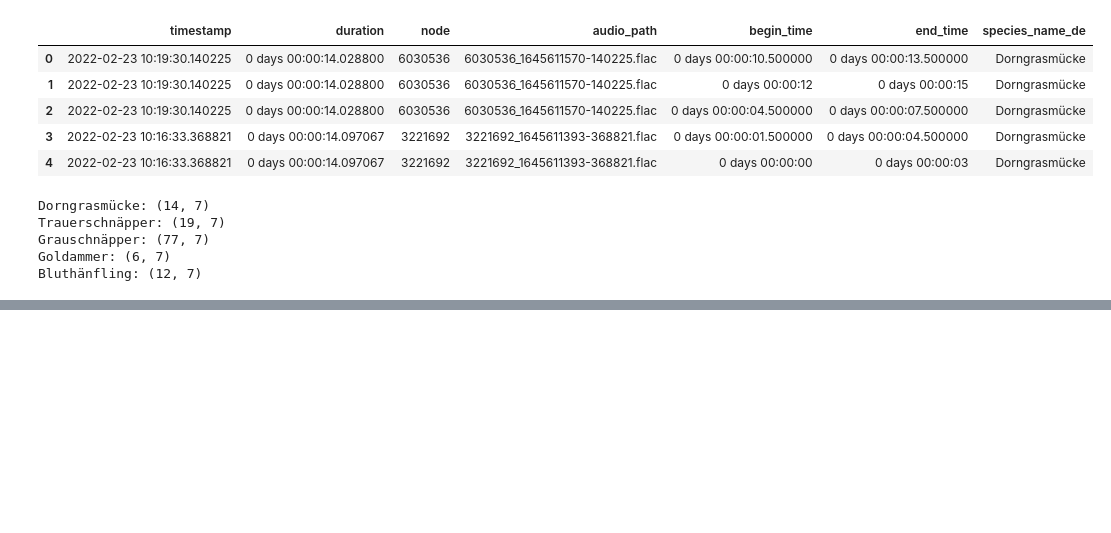
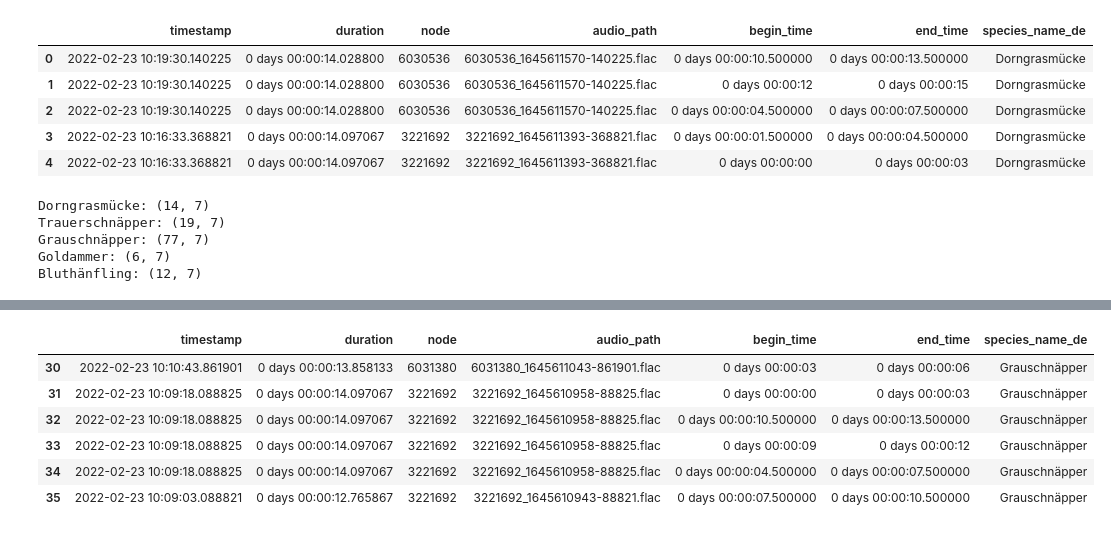
Before and after one commit to sebzielinski/FeatureExtractionForBirds, a Jupyter notebook: feature_extraction.ipynb, the cells around one changed output, grey strips where cells are left out. Drawn from its saved outputs; the diff is of its cells as text; code cells hidden in the pictures; blank space fills up the shorter version.

```diff
--- a/feature_extraction.ipynb
+++ b/feature_extraction.ipynb
@@ -117,0 +168,11 @@ df_trauer_2_4.head()
+# %%
+df_grau.loc[(df_grau['timestamp'] >= '2022-02-23 10:08:00.861901')
+            & (df_grau['timestamp'] < '2022-02-23 10:14:00.861901')]
+# %% [output]
+|  | timestamp | duration | node | audio_path | begin_time | end_time | species_name_de |
+| 30 | 2022-02-23 10:10:43.861901 | 0 days 00:00:13.858133 | 6031380 | 6031380_1645611043-861901.flac | 0 days 00:00:03 | 0 days 00:00:06 | Grauschnäpper |
+| 31 | 2022-02-23 10:09:18.088825 | 0 days 00:00:14.097067 | 3221692 | 3221692_1645610958-88825.flac | 0 days 00:00:00 | 0 days 00:00:03 | Grauschnäpper |
+| 32 | 2022-02-23 10:09:18.088825 | 0 days 00:00:14.097067 | 3221692 | 3221692_1645610958-88825.flac | 0 days 00:00:10.500000 | 0 days 00:00:13.500000 | Grauschnäpper |
+| 33 | 2022-02-23 10:09:18.088825 | 0 days 00:00:14.097067 | 3221692 | 3221692_1645610958-88825.flac | 0 days 00:00:09 | 0 days 00:00:12 | Grauschnäpper |
+| 34 | 2022-02-23 10:09:18.088825 | 0 days 00:00:14.097067 | 3221692 | 3221692_1645610958-88825.flac | 0 days 00:00:04.500000 | 0 days 00:00:07.500000 | Grauschnäpper |
+| 35 | 2022-02-23 10:09:03.088821 | 0 days 00:00:12.765867 | 3221692 | 3221692_1645610943-88821.flac | 0 days 00:00:07.500000 | 0 days 00:00:10.500000 | Grauschnäpper |
```
Also changed, not shown: parts of 9 cells of this notebook.
